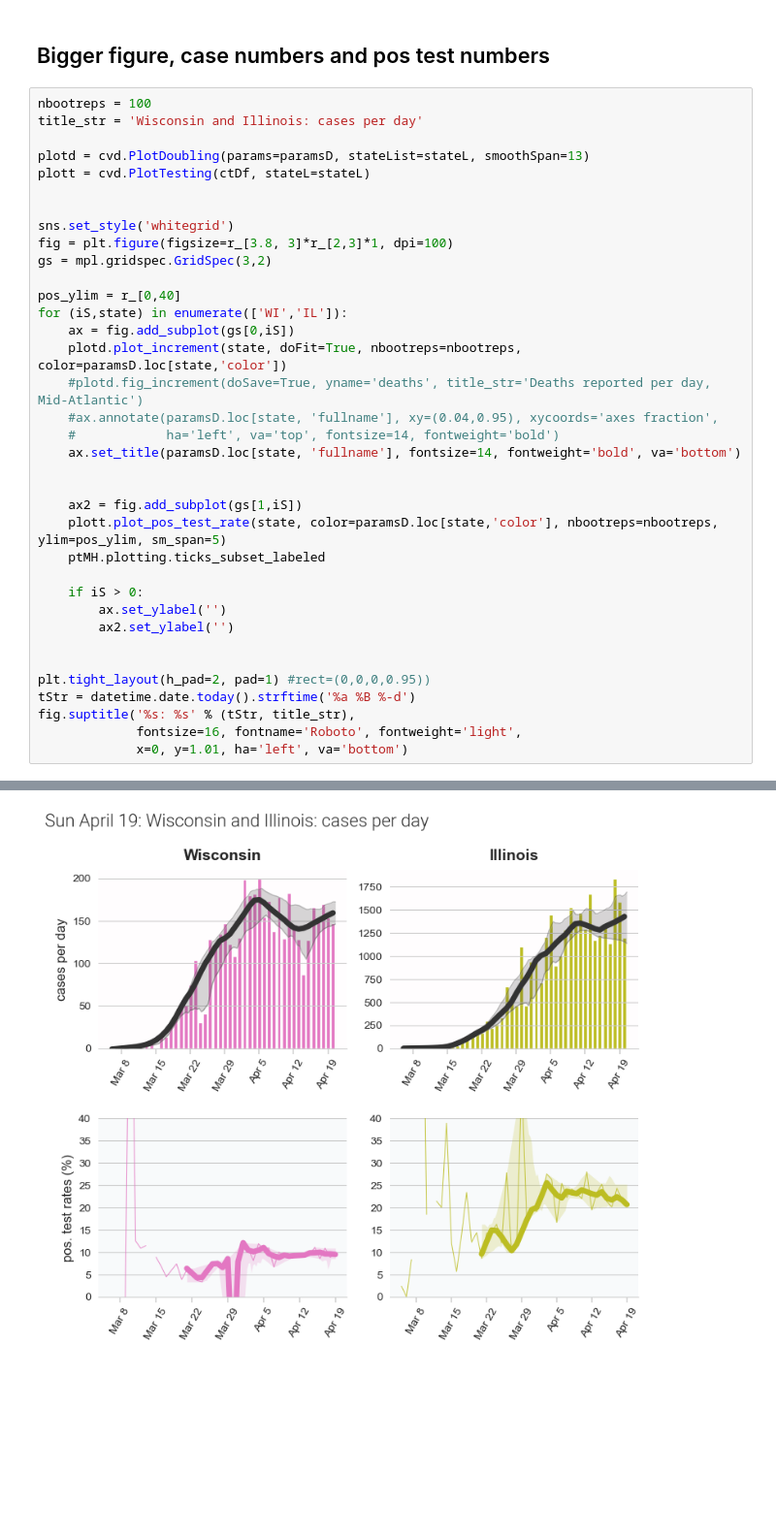
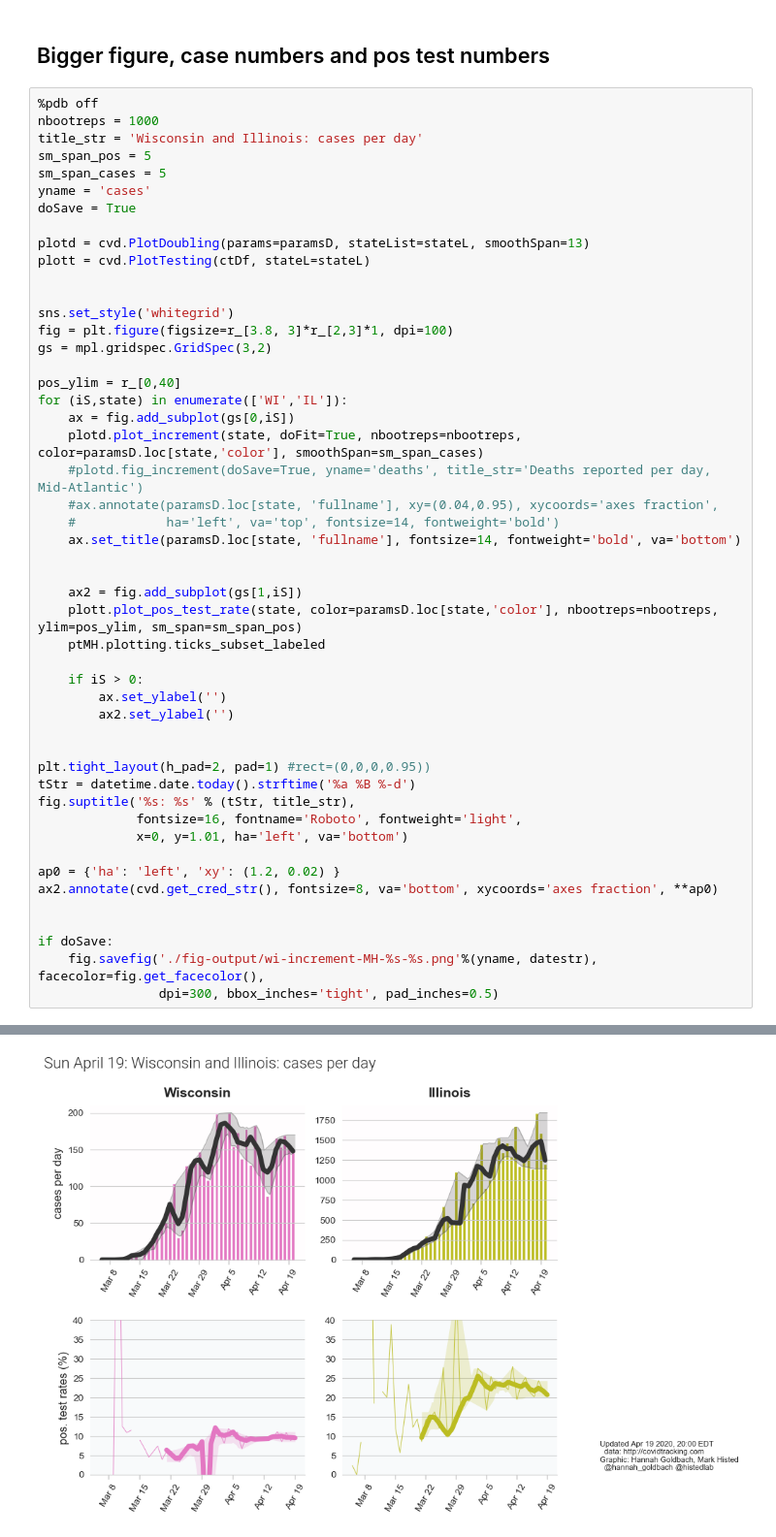
Before and after one commit to histed/DC-area-coronavirus-tracking, a Jupyter notebook: 200415-MH-HG-Covidtracking-v3.ipynb, the cells around one changed output, grey strips where cells are left out. Shown at 97% size. Drawn from its saved outputs; the diff is of its cells as text; blank space fills up the shorter version.

Commit message:
4/19 update w/ one WI plot from MH

```diff
--- a/200415-MH-HG-Covidtracking-v3.ipynb
+++ b/200415-MH-HG-Covidtracking-v3.ipynb
@@ -298,8 +298,13 @@ plotd.fig_increment(doSave=True, yname='cases', nbootreps=nbootreps, smoothSpan=
 # %% [markdown]
 ## Bigger figure, case numbers and pos test numbers
 # %%
-nbootreps = 100
+%pdb off
+nbootreps = 1000
 title_str = 'Wisconsin and Illinois: cases per day'
+sm_span_pos = 5
+sm_span_cases = 5
+yname = 'cases'
+doSave = True
 
 plotd = cvd.PlotDoubling(params=paramsD, stateList=stateL, smoothSpan=13)
 plott = cvd.PlotTesting(ctDf, stateL=stateL)
@@ -312,7 +317,7 @@ gs = mpl.gridspec.GridSpec(3,2)
 pos_ylim = r_[0,40]
 for (iS,state) in enumerate(['WI','IL']):
     ax = fig.add_subplot(gs[0,iS])
-    plotd.plot_increment(state, doFit=True, nbootreps=nbootreps, color=paramsD.loc[state,'color'])
+    plotd.plot_increment(state, doFit=True, nbootreps=nbootreps, color=paramsD.loc[state,'color'], smoothSpan=sm_span_cases)
     #plotd.fig_increment(doSave=True, yname='deaths', title_str='Deaths reported per day, Mid-Atlantic')
     #ax.annotate(paramsD.loc[state, 'fullname'], xy=(0.04,0.95), xycoords='axes fraction',
     #            ha='left', va='top', fontsize=14, fontweight='bold')
@@ -320,7 +325,7 @@ for (iS,state) in enumerate(['WI','IL']):
 
 
     ax2 = fig.add_subplot(gs[1,iS])
-    plott.plot_pos_test_rate(state, color=paramsD.loc[state,'color'], nbootreps=nbootreps, ylim=pos_ylim, sm_span=5)
+    plott.plot_pos_test_rate(state, color=paramsD.loc[state,'color'], nbootreps=nbootreps, ylim=pos_ylim, sm_span=sm_span_pos)
     ptMH.plotting.ticks_subset_labeled
 
     if iS > 0:
@@ -333,4 +338,12 @@ tStr = datetime.date.today().strftime('%a %B %-d')
 fig.suptitle('%s: %s' % (tStr, title_str),
              fontsize=16, fontname='Roboto', fontweight='light',
              x=0, y=1.01, ha='left', va='bottom')
+
+ap0 = {'ha': 'left', 'xy': (1.2, 0.02) }
+ax2.annotate(cvd.get_cred_str(), fontsize=8, va='bottom', xycoords='axes fraction', **ap0)
+
+
+if doSave:
+    fig.savefig('./fig-output/wi-increment-MH-%s-%s.png'%(yname, datestr), facecolor=fig.get_facecolor(),
+                dpi=300, bbox_inches='tight', pad_inches=0.5)
 # %% [output]
@@ -338 +351 @@ Text(0, 1.01, 'Sun April 19: Wisconsin and Illinois: cases per day')
-[figure, old version]
+[figure, new version]
```
Also changed, not shown: parts of 4 cells of this notebook, 6 other files.
